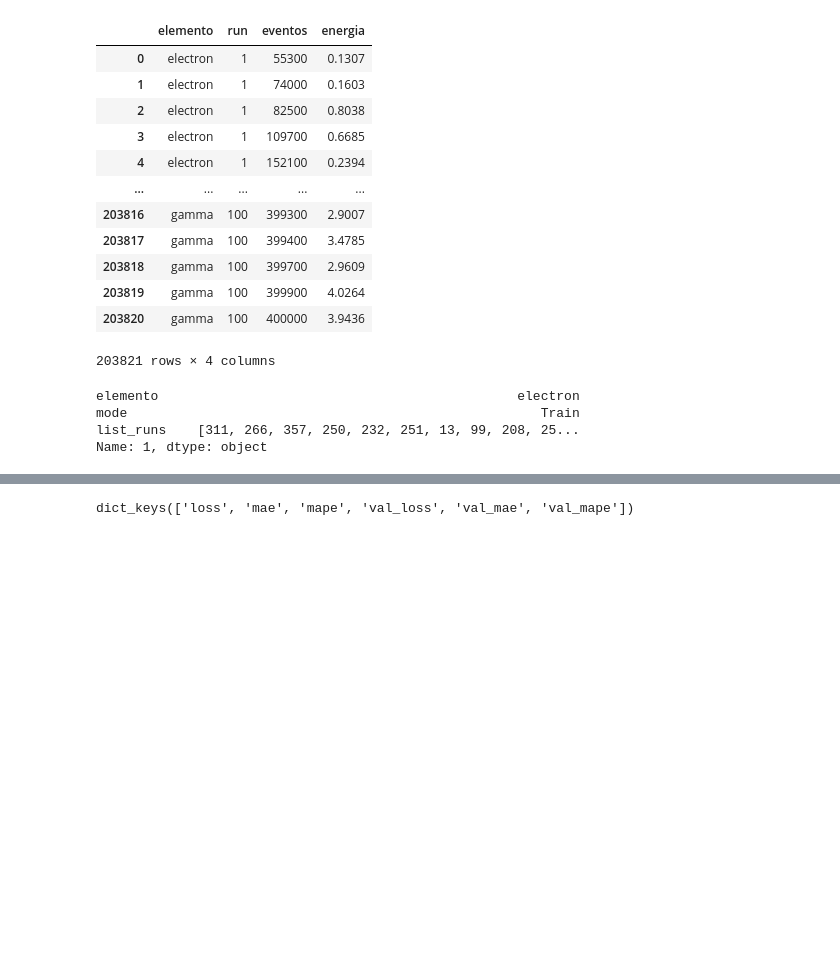
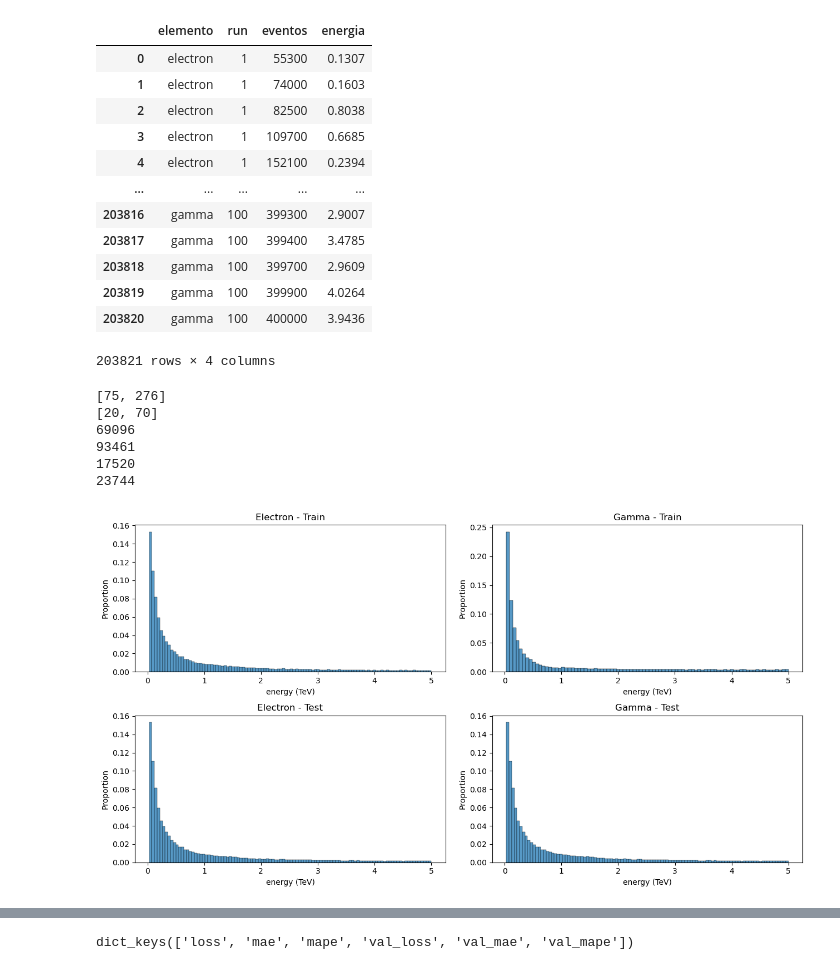
Before and after one commit to ArturoSirvent/second_CTA_analysis, a Jupyter notebook: notebooks/013.1_energy_analysisResultados.ipynb, the cells around one changed output, grey strips where cells are left out. Cells and saved outputs as stored; diff of their text form; code cells hidden in the pictures; blank space fills up the shorter version.

Commit message:
info extra + sacar resultados 1

```diff
--- a/notebooks/013.1_energy_analysisResultados.ipynb
+++ b/notebooks/013.1_energy_analysisResultados.ipynb
@@ -99,12 +99,7 @@ df_common_events
 df_lista_runs=pd.read_csv(f"{RESULTS_DIR}/runs_train_test_energy_2.csv",index_col=[0])
 df_lista_runs.loc["list_runs"]=df_lista_runs["list_runs"].apply(ast.literal_eval)
 
-df_lista_runs
+df_lista_runs=df_lista_runs.iloc[:-1] # se crea una fila que no se de donde sale.
-# %% [output]
-elemento                                              electron
-mode                                                     Train
-list_runs    [311, 266, 357, 250, 232, 251, 13, 99, 208, 25...
-Name: 1, dtype: object
 # %%
 # %%
 # voy a cargar toda la info de los txt para cada elemento
@@ -128,3 +123,55 @@ test_runs_list=list(test_runs["list_runs"].to_numpy())
 PATH_npy=f"{BASE_DIR}/data_full/elementos_npy"
 # %%
 aux_list=[i[-300:] for i in train_runs_list]
+# %%
+#sacar el número de enventos usados para el entrenamiento
+
+#numero de runs usadas para el entrenamiento
+print([len(i)for i in train_runs_list])
+print([len(i)for i in test_runs_list])
+
+#numero de eventos disponibles en esas runs
+
+
+#electron train
+print(df_common_events.loc[(df_common_events["elemento"]=="electron")].loc[[True if i in train_runs_list[1] else False for i in df_common_events.loc[df_common_events["elemento"]=="electron","run"]]].shape[0])
+
+#gmma train
+print(df_common_events.loc[(df_common_events["elemento"]=="gamma")].loc[[True if i in train_runs_list[0] else False for i in df_common_events.loc[df_common_events["elemento"]=="gamma","run"]]].shape[0])
+
+#electron test
+print(df_common_events.loc[(df_common_events["elemento"]=="electron")].loc[[True if i in test_runs_list[1] else False for i in df_common_events.loc[df_common_events["elemento"]=="electron","run"]]].shape[0])
+
+#gamma test
+print(df_common_events.loc[(df_common_events["elemento"]=="gamma")].loc[[True if i in test_runs_list[0] else False for i in df_common_events.loc[df_common_events["elemento"]=="gamma","run"]]].shape[0])
+# %% [output]
+[75, 276]
+[20, 70]
+69096
+93461
+17520
+23744
+# %%
+df_common_events=df_common_events.rename(columns={"energy":"energy (TeV)"})
+# %%
+# un poco de info sobre las PDF de la energy (TeV) en estos eventos
+plt.figure(figsize=(13,7))
+ax=plt.subplot(2,2,1)
+sns.histplot(df_common_events.loc[(df_common_events["elemento"]=="electron")].loc[[True if i in train_runs_list[1] else False for i in df_common_events.loc[df_common_events["elemento"]=="electron","run"]]],x="energy (TeV)",ax=ax,stat="proportion")
+plt.title("Electron - Train")
+
+ax=plt.subplot(2,2,2)
+sns.histplot(df_common_events.loc[(df_common_events["elemento"]=="gamma")].loc[[True if i in train_runs_list[0] else False for i in df_common_events.loc[df_common_events["elemento"]=="gamma","run"]]],x="energy (TeV)",ax=ax,stat="proportion")
+plt.title("Gamma - Train")
+
+ax=plt.subplot(2,2,3)
+sns.histplot(df_common_events.loc[(df_common_events["elemento"]=="electron")].loc[[True if i in train_runs_list[1] else False for i in df_common_events.loc[df_common_events["elemento"]=="electron","run"]]],x="energy (TeV)",ax=ax,stat="proportion")
+plt.title("Electron - Test")
+
+ax=plt.subplot(2,2,4)
+sns.histplot(df_common_events.loc[(df_common_events["elemento"]=="electron")].loc[[True if i in train_runs_list[1] else False for i in df_common_events.loc[df_common_events["elemento"]=="electron","run"]]],x="energy (TeV)",ax=ax,stat="proportion")
+plt.title("Gamma - Test")
+
+plt.tight_layout()
+# %% [output]
+[figure, added]
```
Also changed, not shown: parts of 8 cells of this notebook, 1 other file.
